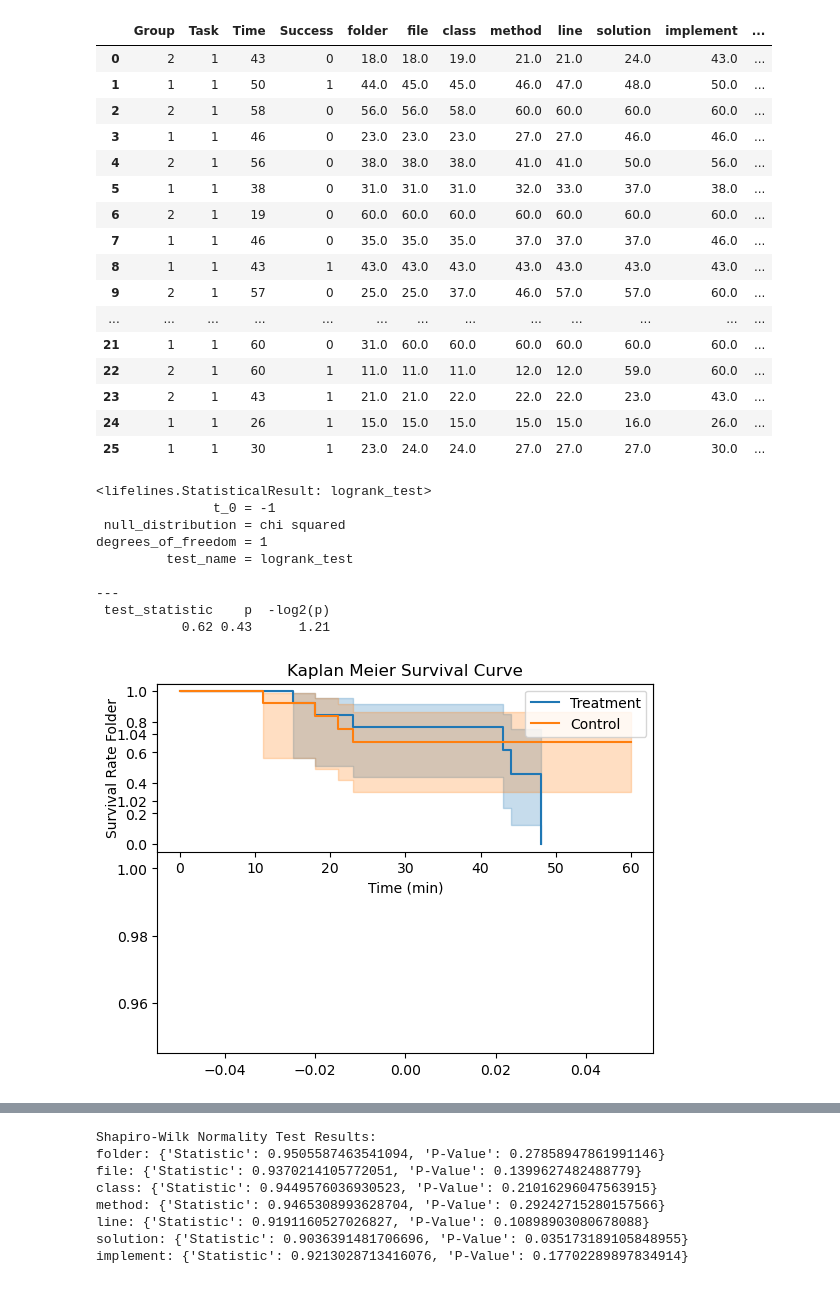
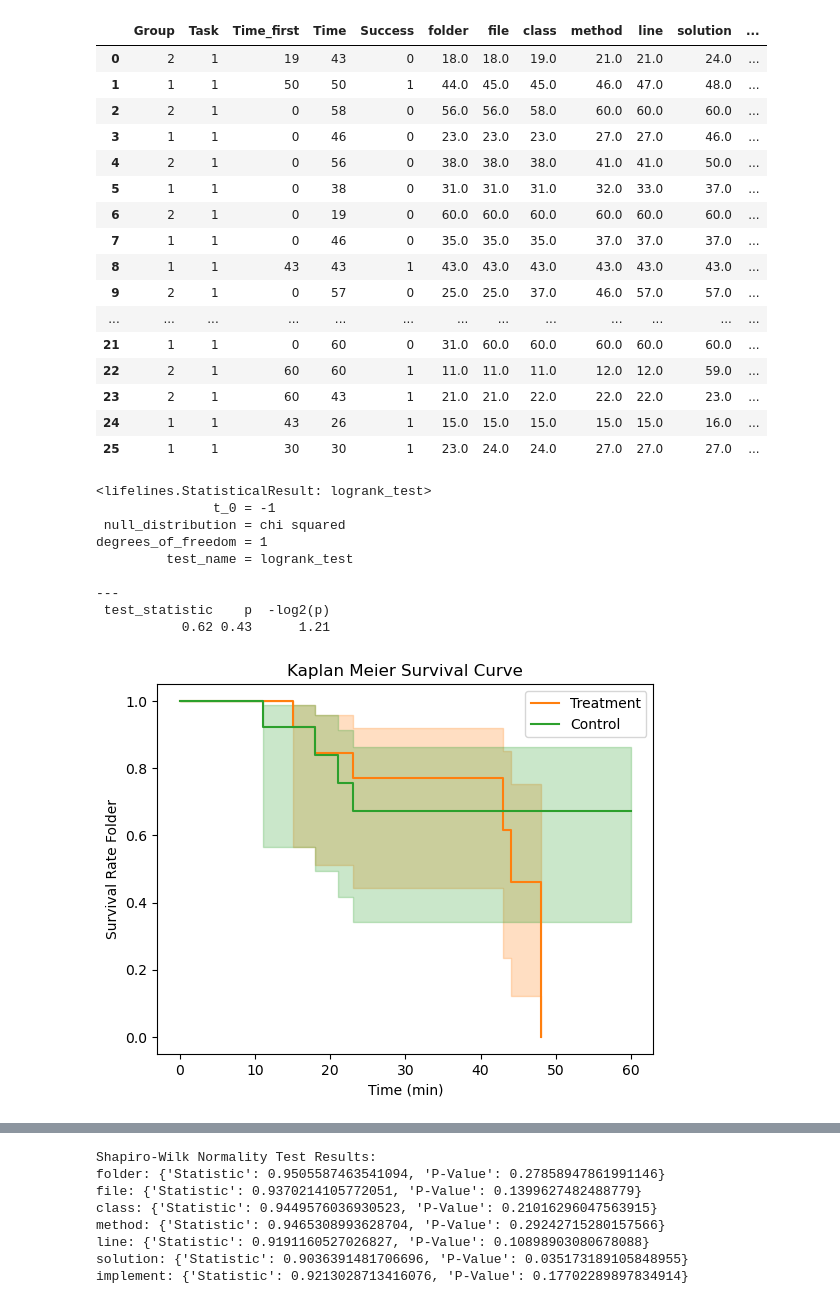
Before and after one commit to fabiojavamarcos/MilestonesExperiments, a Jupyter notebook: survival-milestones.ipynb, the cells around one changed output, grey strips where cells are left out. Drawn from its saved outputs; the diff is of its cells as text; code cells hidden in the pictures.

```diff
--- a/survival-milestones.ipynb
+++ b/survival-milestones.ipynb
@@ -31,6 +31,7 @@ import matplotlib.pyplot as plt
 #data = pd.read_csv('./data/Milestones_survival.csv')
 #data = pd.read_csv('./data/Milestones_survival_asap.csv')
 data = pd.read_csv('./data/Milestones_survival_asap_All.csv')
+#data = pd.read_csv('./data/Milestones_survival_asap_All_drop_incorrect.csv')
 tasks = 1
 time_col = 'Time'
 event_col = 'Success'
@@ -41,7 +42,7 @@ plt.plot(1)
 plt.title("Kaplan Meier Survival Curve")
 
 for i in range(1,tasks+1):
-	plt.subplot(211)
+	#plt.subplot(211)
 	group1_data = data[data['Group'] == 1][data['Task'] == i]
 	group2_data = data[data['Group'] == 2][data['Task'] == i]
 
@@ -51,7 +52,7 @@ for i in range(1,tasks+1):
 	kmf2 = KaplanMeierFitter()
 	kmf2.fit(group2_data[time_col], event_observed=group2_data[event_col])
 
-	plt.subplot(210 + i)
+	#plt.subplot(210 + i)
 	ax = kmf1.plot(label='Treatment')
 	kmf2.plot(ax=ax, label='Control')
 	plt.xlabel('')
@@ -59,7 +60,7 @@ for i in range(1,tasks+1):
 	print(logrank_test(group1_data['Time'], group2_data['Time'], event_observed_A=group1_data['Success'], event_observed_B=group2_data['Success']))
 
 
-plt.subplot(210 + tasks)
+#plt.subplot(210 + tasks)
 plt.xlabel('Time (min)')
 plt.show()
 # %% [output]
@@ -81,7 +102,7 @@ data_60 = data.copy()
 # the mean calculated above is 110, so NaN values will be replaced with 110
 #data_60['issue'] = data['issue'].fillna(60)
 #data_60['problem'] = data['problem'].fillna(60)
-data_60['file'] = data['file'].fillna(60)
+data_60['folder'] = data['folder'].fillna(60)
 data_60['file'] = data['file'].fillna(60)
 data_60['class'] = data['class'].fillna(60)
 data_60['method'] = data['method'].fillna(60)
@@ -90,25 +111,26 @@ data_60['solution'] = data['solution'].fillna(60)
 data_60['implement'] = data['implement'].fillna(60)
 #data_60['end'] = data['end'].fillna(60)
 
+data_60.to_csv('./data/Milestones_survival_asap_All_60.csv')
 data_60
 # %% [output]
-|  | Group | Task | Time | Success | folder | file | class | method | line | solution | implement | ... |
-| 0 | 2 | 1 | 43 | 0 | 18.0 | 18.0 | 19.0 | 21.0 | 21.0 | 24.0 | 43.0 | ... |
-| 1 | 1 | 1 | 50 | 1 | 44.0 | 45.0 | 45.0 | 46.0 | 47.0 | 48.0 | 50.0 | ... |
-| 2 | 2 | 1 | 58 | 0 | 56.0 | 56.0 | 58.0 | 60.0 | 60.0 | 60.0 | 60.0 | ... |
-| 3 | 1 | 1 | 46 | 0 | 23.0 | 23.0 | 23.0 | 27.0 | 27.0 | 46.0 | 46.0 | ... |
-| 4 | 2 | 1 | 56 | 0 | 38.0 | 38.0 | 38.0 | 41.0 | 41.0 | 50.0 | 56.0 | ... |
-| 5 | 1 | 1 | 38 | 0 | 31.0 | 31.0 | 31.0 | 32.0 | 33.0 | 37.0 | 38.0 | ... |
-| 6 | 2 | 1 | 19 | 0 | 60.0 | 60.0 | 60.0 | 60.0 | 60.0 | 60.0 | 60.0 | ... |
-| 7 | 1 | 1 | 46 | 0 | 35.0 | 35.0 | 35.0 | 37.0 | 37.0 | 37.0 | 46.0 | ... |
-| 8 | 1 | 1 | 43 | 1 | 43.0 | 43.0 | 43.0 | 43.0 | 43.0 | 43.0 | 43.0 | ... |
-| 9 | 2 | 1 | 57 | 0 | 25.0 | 25.0 | 37.0 | 46.0 | 57.0 | 57.0 | 60.0 | ... |
+|  | Group | Task | Time_first | Time | Success | folder | file | class | method | line | solution | ... |
+| 0 | 2 | 1 | 19 | 43 | 0 | 18.0 | 18.0 | 19.0 | 21.0 | 21.0 | 24.0 | ... |
+| 1 | 1 | 1 | 50 | 50 | 1 | 44.0 | 45.0 | 45.0 | 46.0 | 47.0 | 48.0 | ... |
+| 2 | 2 | 1 | 0 | 58 | 0 | 56.0 | 56.0 | 58.0 | 60.0 | 60.0 | 60.0 | ... |
+| 3 | 1 | 1 | 0 | 46 | 0 | 23.0 | 23.0 | 23.0 | 27.0 | 27.0 | 46.0 | ... |
+| 4 | 2 | 1 | 0 | 56 | 0 | 38.0 | 38.0 | 38.0 | 41.0 | 41.0 | 50.0 | ... |
+| 5 | 1 | 1 | 0 | 38 | 0 | 31.0 | 31.0 | 31.0 | 32.0 | 33.0 | 37.0 | ... |
+| 6 | 2 | 1 | 0 | 19 | 0 | 60.0 | 60.0 | 60.0 | 60.0 | 60.0 | 60.0 | ... |
+| 7 | 1 | 1 | 0 | 46 | 0 | 35.0 | 35.0 | 35.0 | 37.0 | 37.0 | 37.0 | ... |
+| 8 | 1 | 1 | 43 | 43 | 1 | 43.0 | 43.0 | 43.0 | 43.0 | 43.0 | 43.0 | ... |
+| 9 | 2 | 1 | 0 | 57 | 0 | 25.0 | 25.0 | 37.0 | 46.0 | 57.0 | 57.0 | ... |
 | ... | ... | ... | ... | ... | ... | ... | ... | ... | ... | ... | ... | ... |
-| 21 | 1 | 1 | 60 | 0 | 31.0 | 60.0 | 60.0 | 60.0 | 60.0 | 60.0 | 60.0 | ... |
-| 22 | 2 | 1 | 60 | 1 | 11.0 | 11.0 | 11.0 | 12.0 | 12.0 | 59.0 | 60.0 | ... |
-| 23 | 2 | 1 | 43 | 1 | 21.0 | 21.0 | 22.0 | 22.0 | 22.0 | 23.0 | 43.0 | ... |
-| 24 | 1 | 1 | 26 | 1 | 15.0 | 15.0 | 15.0 | 15.0 | 15.0 | 16.0 | 26.0 | ... |
-| 25 | 1 | 1 | 30 | 1 | 23.0 | 24.0 | 24.0 | 27.0 | 27.0 | 27.0 | 30.0 | ... |
+| 21 | 1 | 1 | 0 | 60 | 0 | 31.0 | 60.0 | 60.0 | 60.0 | 60.0 | 60.0 | ... |
+| 22 | 2 | 1 | 60 | 60 | 1 | 11.0 | 11.0 | 11.0 | 12.0 | 12.0 | 59.0 | ... |
+| 23 | 2 | 1 | 60 | 43 | 1 | 21.0 | 21.0 | 22.0 | 22.0 | 22.0 | 23.0 | ... |
+| 24 | 1 | 1 | 43 | 26 | 1 | 15.0 | 15.0 | 15.0 | 15.0 | 15.0 | 16.0 | ... |
+| 25 | 1 | 1 | 30 | 30 | 1 | 23.0 | 24.0 | 24.0 | 27.0 | 27.0 | 27.0 | ... |
 # %%
 tasks = 1
 time_col = 'folder'
@@ -120,38 +142,38 @@ plt.plot(1)
 plt.title("Kaplan Meier Survival Curve")
 
 for i in range(1,tasks+1):
-	plt.subplot(211)
+	#plt.subplot(211)
 	group1_data = data_60[data_60['Group'] == 1][data_60['Task'] == i]
 	group2_data = data_60[data_60['Group'] == 2][data_60['Task'] == i]
 
 	kmf1 = KaplanMeierFitter()
 	kmf1.fit(group1_data[time_col], event_observed=group1_data[event_col])
 
 	kmf2 = KaplanMeierFitter()
 	kmf2.fit(group2_data[time_col], event_observed=group2_data[event_col])
 
-	plt.subplot(210 + i)
+	##plt.subplot(210 + i)
 	ax = kmf1.plot(label='Treatment')
 	kmf2.plot(ax=ax, label='Control')
 	plt.xlabel('')
 	plt.ylabel('Survival Rate Folder')
 	print(logrank_test(group1_data['folder'], group2_data['folder'], event_observed_A=group1_data['right folder'], event_observed_B=group2_data['right folder']))
 
 
-plt.subplot(210 + tasks)
+#plt.subplot(210 + tasks)
 plt.xlabel('Time (min)')
 plt.show()
 # %% [output]
 <lifelines.StatisticalResult: logrank_test>
                t_0 = -1
  null_distribution = chi squared
 degrees_of_freedom = 1
          test_name = logrank_test
 
 ---
  test_statistic    p  -log2(p)
            0.62 0.43      1.21
-[figure, old version]
+[figure, new version]
 # %%
 tasks = 1
 time_col = 'file'
```
Also changed, not shown: parts of 9 cells of this notebook, 43 other files.
